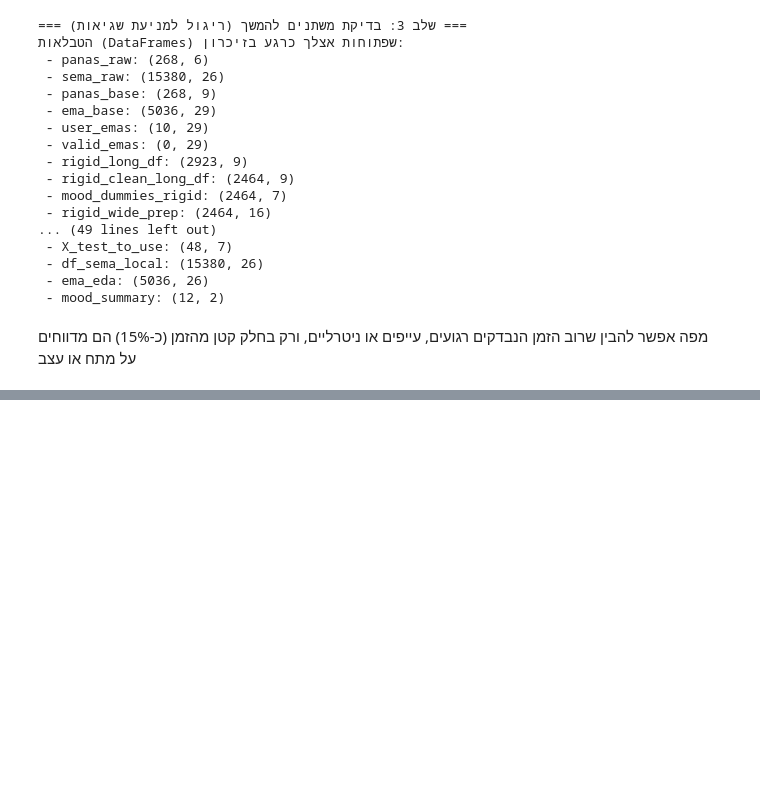
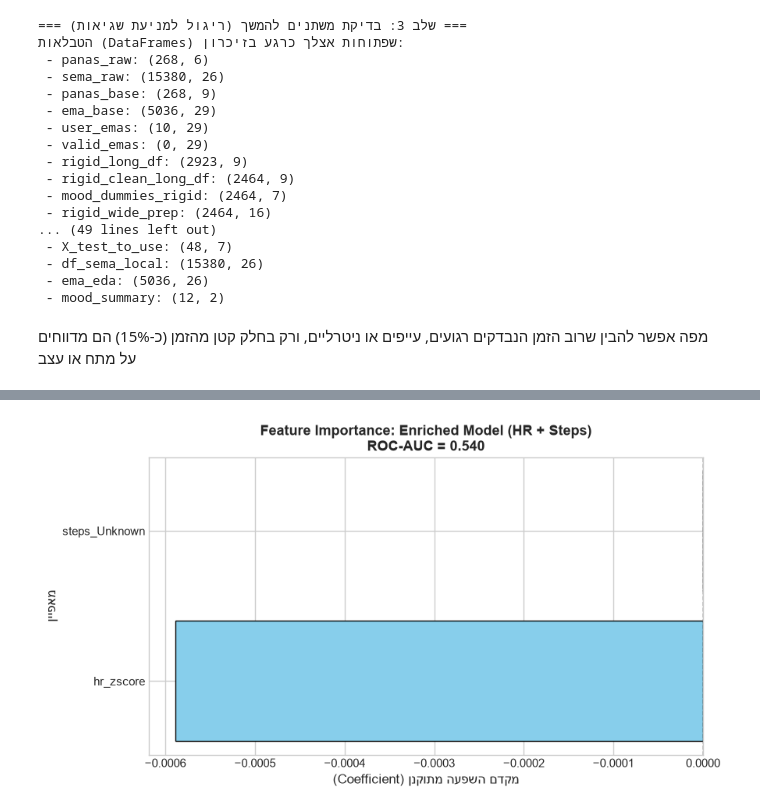
Before and after one commit to MoriahTDaniel/lifesnaps_project, a Jupyter notebook: notebooks/03_panas_like_model.ipynb, the cells around one changed output, grey strips where cells are left out. Saved outputs shown, nothing was run; the diff lists cells and outputs as text; code cells hidden in the pictures; blank space fills up the shorter version.

```diff
--- a/notebooks/03_panas_like_model.ipynb
+++ b/notebooks/03_panas_like_model.ipynb
@@ -2324,0 +2298,85 @@ Positive/Neutral (0)       0.98      0.33      0.49      1214
+# %%
+import pandas as pd
+import numpy as np
+import matplotlib.pyplot as plt
+from sklearn.preprocessing import StandardScaler
+from sklearn.linear_model import LogisticRegression
+from sklearn.metrics import classification_report, roc_auc_score, confusion_matrix
+import seaborn as sns
+
+print("=== שלב 4: מודל מורחב - דופק מנורמל + צעדים מדווחים ('השתיקה הרועמת') ===")
+try:
+    # 1. יצירת עותקים נקיים של טבלאות האימון והמבחן משלבים 1-2
+    df_tr = df_train.copy()
+    df_te = df_test.copy()
+
+    # טיפול בעמודת הצעדים והגדרת קטגוריית Unknown
+    for df in [df_tr, df_te]:
+        df['steps_clean'] = df['data.STEPS'].replace({
+            '<no-response>': 'Unknown',
+            '<not-shown>': 'Unknown'
+        }).fillna('Unknown')
+
+    # 2. יצירת Dummy Variables (משתני דמי) לקטגוריות הצעדים
+    train_dummies = pd.get_dummies(df_tr['steps_clean'], prefix='steps', dtype=int)
+    test_dummies = pd.get_dummies(df_te['steps_clean'], prefix='steps', dtype=int)
+
+    # הבטחה ששתי הקבוצות יכילו בדיוק את אותן עמודות
+    train_dummies, test_dummies = train_dummies.align(test_dummies, join='left', axis=1, fill_value=0)
+
+    # 3. הגדרת רשימת הפיצ'רים המשולבת
+    step_feature_cols = list(train_dummies.columns)
+    feature_cols = ['hr_zscore'] + step_feature_cols
+
+    # איחוד הפיצ'רים לטבלאות הקלט
+    X_train = pd.concat([df_tr[['hr_zscore']].reset_index(drop=True), train_dummies.reset_index(drop=True)], axis=1)
+    y_train = df_tr['is_negative'].reset_index(drop=True)
+
+    X_test = pd.concat([df_te[['hr_zscore']].reset_index(drop=True), test_dummies.reset_index(drop=True)], axis=1)
+    y_test = df_te['is_negative'].reset_index(drop=True)
+
+    # 4. תקנון (StandardScaler)
+    scaler = StandardScaler()
+    X_train_scaled = scaler.fit_transform(X_train)
+    X_test_scaled = scaler.transform(X_test)
+
+    # 5. אימון רגרסיה לוגיסטית מאוזנת
+    model_enriched = LogisticRegression(class_weight='balanced', random_state=42)
+    model_enriched.fit(X_train_scaled, y_train)
+
+    # 6. ביצוע תחזיות והערכה
+    y_pred = model_enriched.predict(X_test_scaled)
+    y_prob = model_enriched.predict_proba(X_test_scaled)[:, 1]
+
+    roc_auc = roc_auc_score(y_test, y_prob)
+    print(f"\n--- תוצאות המודל המורחב (דופק + צעדים) על קבוצת המבחן ---")
+    print(f"ROC-AUC Score: {roc_auc:.4f}\n")
+    print("Classification Report:")
+    print(classification_report(y_test, y_pred, target_names=['חיובי/ניטרלי (0)', 'שלילי (1)']))
+
+    # 7. טבלת חשיבות המאפיינים (מתוקן עם .ravel() למניעת שגיאת ממדים)
+    coef_df = pd.DataFrame({
+        'Feature': feature_cols,
+        'Coefficient': model_enriched.coef_.ravel()
+    }).sort_values(by='Coefficient', ascending=False)
+
+    print("חשיבות המאפיינים (מקדמי השפעה):")
+    for _, row in coef_df.iterrows():
+        direction = "מעלה סיכון למצוקה" if row['Coefficient'] > 0 else "מגן / מקושר לרוגע"
+        print(f" - {row['Feature']:20s}: {row['Coefficient']:+.3f} ({direction})")
+
+    # 8. גרף חשיבות מאפיינים
+    plt.figure(figsize=(9, 5))
+    colors = ['salmon' if c > 0 else 'skyblue' for c in coef_df['Coefficient']]
+    plt.barh(coef_df['Feature'], coef_df['Coefficient'], color=colors, edgecolor='black')
+    plt.axvline(0, color='black', linestyle='--', linewidth=1)
+    plt.title(f'Feature Importance: Enriched Model (HR + Steps)\nROC-AUC = {roc_auc:.3f}', fontsize=13, fontweight='bold')
+    plt.xlabel('מקדם השפעה מתוקנן (Coefficient)')
+    plt.ylabel('מאפיין')
+    plt.gca().invert_yaxis()
+    plt.tight_layout()
+    plt.show()
+
+except Exception as e:
+    print(f"שגיאה בהרצת שלב 4: {e}")
+# %% [output]
@@ -2324,0 +2401 @@ Positive/Neutral (0)       0.98      0.33      0.49      1214
+[figure, added]
```
Also changed, not shown: parts of 26 cells of this notebook.
